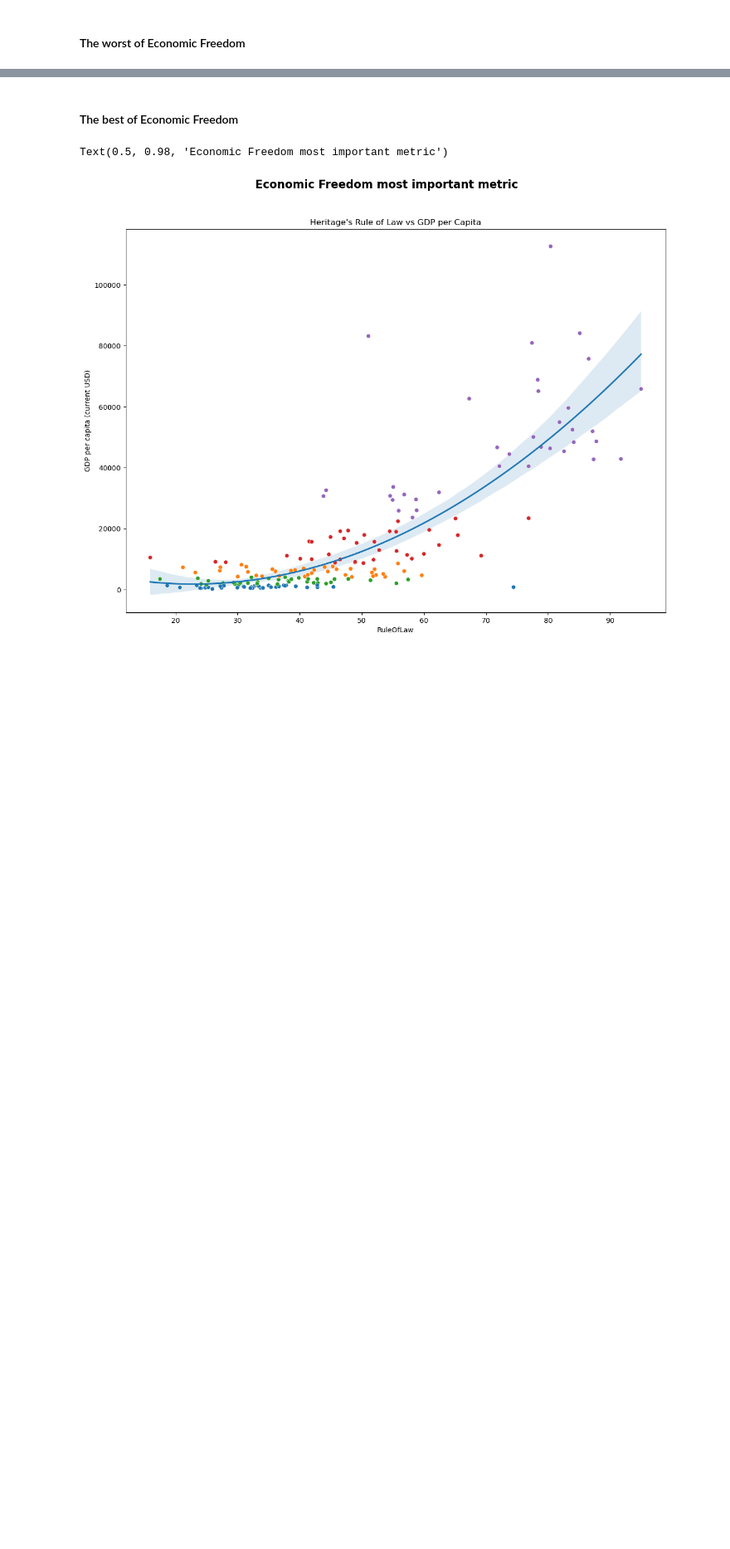
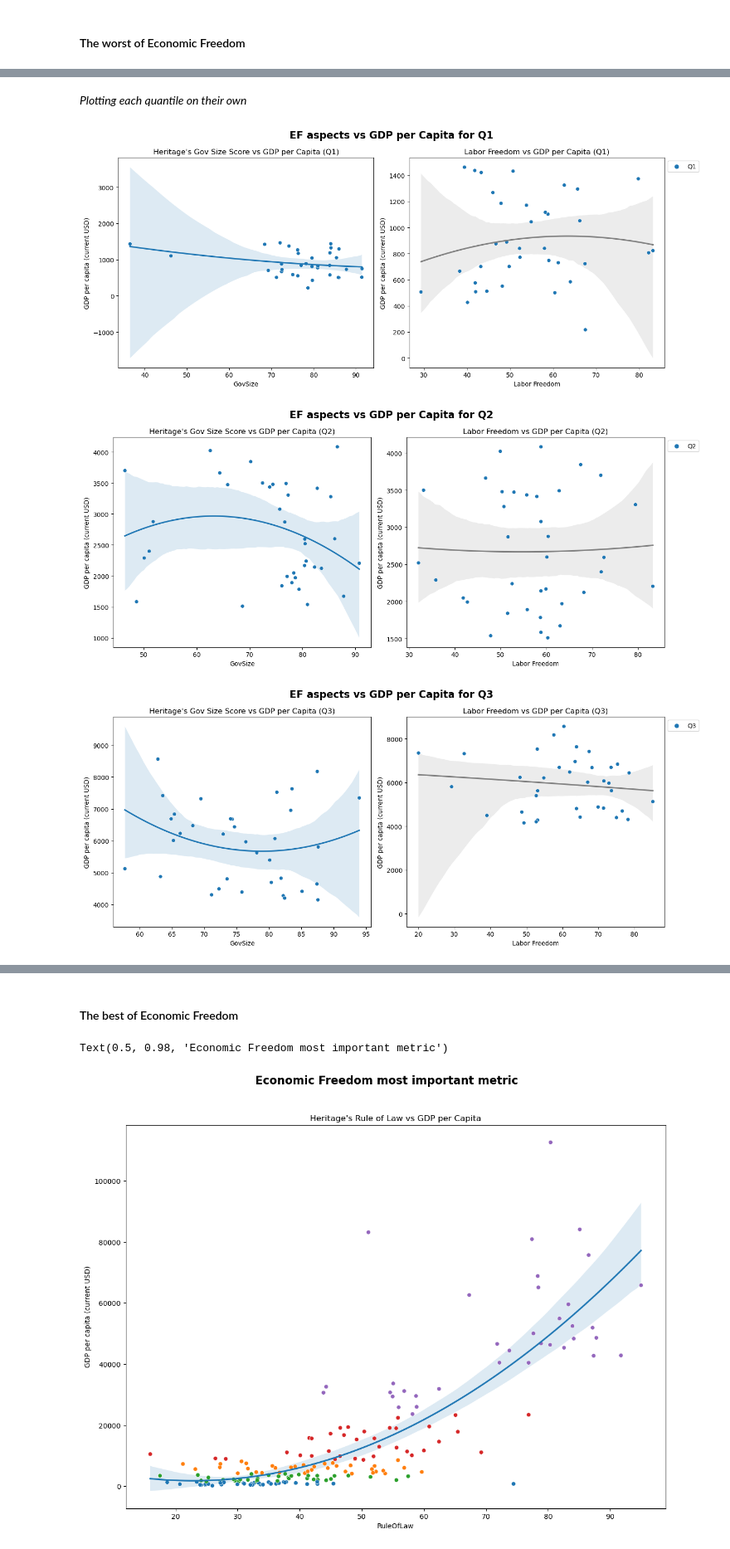
Before and after one commit to GustavoSept/Economic_Freedom_Analysis, a Jupyter notebook: Python_Data Analysis/02_EDA_01_SimplePlots.ipynb, the cells around one changed output, grey strips where cells are left out. Shown at 83% size. Cells and saved outputs as stored; diff of their text form; code cells hidden in the pictures; blank space fills up the shorter version.

```diff
--- a/Python_Data Analysis/02_EDA_01_SimplePlots.ipynb
+++ b/Python_Data Analysis/02_EDA_01_SimplePlots.ipynb
@@ -82,0 +149,28 @@ plt.show()
+# %% [markdown]
+_Plotting each quantile on their own_
+# %%
+for quintile in quintiles:
+    df_quintile = df_2019[df_2019['Country Quintile'] == quintile]
+
+    # Create two side-by-side plots
+    fig, (ax1, ax2) = plt.subplots(1, 2, figsize=(14, 6))
+
+    # 1st plot
+    sns.regplot(x='GovSize', y='GDP per capita (current USD)', data=df_quintile, order=2, ax=ax1, scatter_kws={'s':0})
+    sns.scatterplot(x='GovSize', y='GDP per capita (current USD)', data=df_quintile, hue='Country Quintile', ax=ax1, legend=False)
+    ax1.set_title(f"Heritage's Gov Size Score vs GDP per Capita ({quintile})")
+
+    # 2nd plot
+    sns.regplot(x='Labor Freedom', y='GDP per capita (current USD)', data=df_quintile, order=2, ax=ax2, scatter_kws={'s':0}, color='gray') # gray regression line
+    sns.scatterplot(x='Labor Freedom', y='GDP per capita (current USD)', data=df_quintile, hue='Country Quintile', ax=ax2)
+    ax2.set_title(f"Labor Freedom vs GDP per Capita ({quintile})")
+    ax2.legend(loc='upper left', bbox_to_anchor=(1, 1))
+
+    fig.suptitle(f'EF aspects vs GDP per Capita for {quintile}', fontsize=16, fontweight='bold')
+
+    plt.tight_layout()
+    plt.show()
+# %% [output]
+[figure, added]
+[figure, added]
+[figure, added]
```
Also changed, not shown: parts of 11 cells of this notebook.
